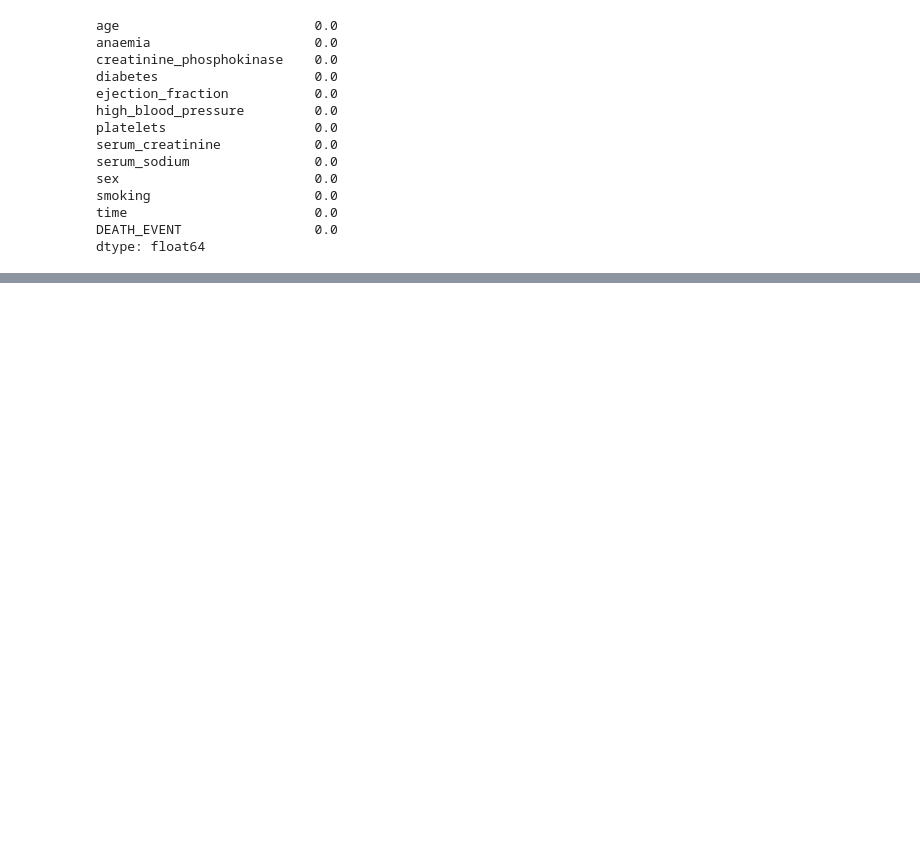
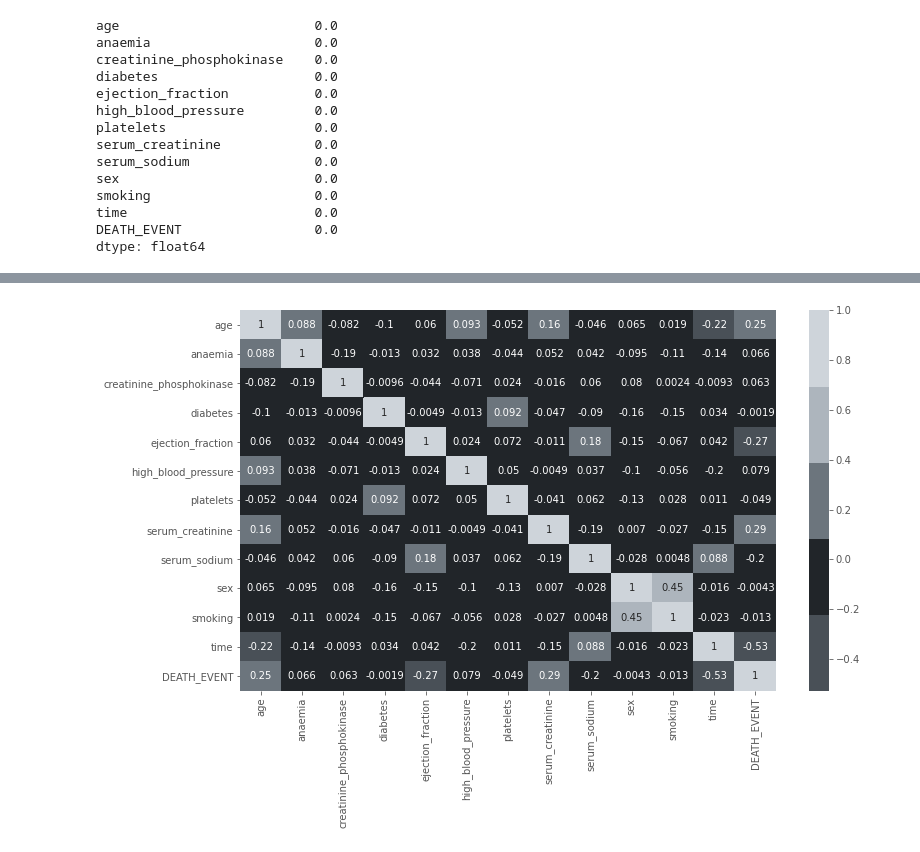
Before and after one commit to mizydorek/Programming-for-Data-Analysis-Project, a Jupyter notebook: project.ipynb, the cells around one changed output, grey strips where cells are left out. Saved outputs shown, nothing was run; the diff lists cells and outputs as text; code cells hidden in the pictures; blank space fills up the shorter version.

Commit message:
Checked correlations among the features

```diff
--- a/project.ipynb
+++ b/project.ipynb
@@ -64,9 +64,17 @@ Columns:
 # %% [markdown]
 #### — Packages
 # %%
-# import libraries
+# Numerical arrays.
 import numpy as np
+
+# Data manipulation and analysis.
 import pandas as pd
+
+# Machine learning - Kmeans.
+import sklearn.cluster as skcl
+
+# Plotting.
+import matplotlib
 import matplotlib.pyplot as plt
 import seaborn as sns
 
@@ -76,6 +84,11 @@ plt.style.use('ggplot')
 plt.rcParams['figure.figsize'] = [12,7]
 
 rng = np.random.default_rng(5)
+
+# Set your custom color palette
+colors = ["#495057", "#212529", "#6C757D", "#ADB5BD", "#CED4DA"]
+sns.set_palette(sns.color_palette(colors))
+cmap = matplotlib.colors.ListedColormap(colors)
 # %% [markdown]
 #### — Dataset
 # %%
@@ -194,0 +198,4 @@ dtype: float64
+# %%
+# Use Pandas corr() function to check correlations between features.
+corr = df.iloc[:,:].corr()
+corr
@@ -194,0 +217,5 @@ dtype: float64
+# %%
+# For better overview of the correlation among all features let's visualize it using Seaborn heatmap
+sns.heatmap(corr,annot=True, cmap=cmap);
+# %% [output]
+[figure, added]
```
Also changed, not shown: parts of 5 cells of this notebook.
